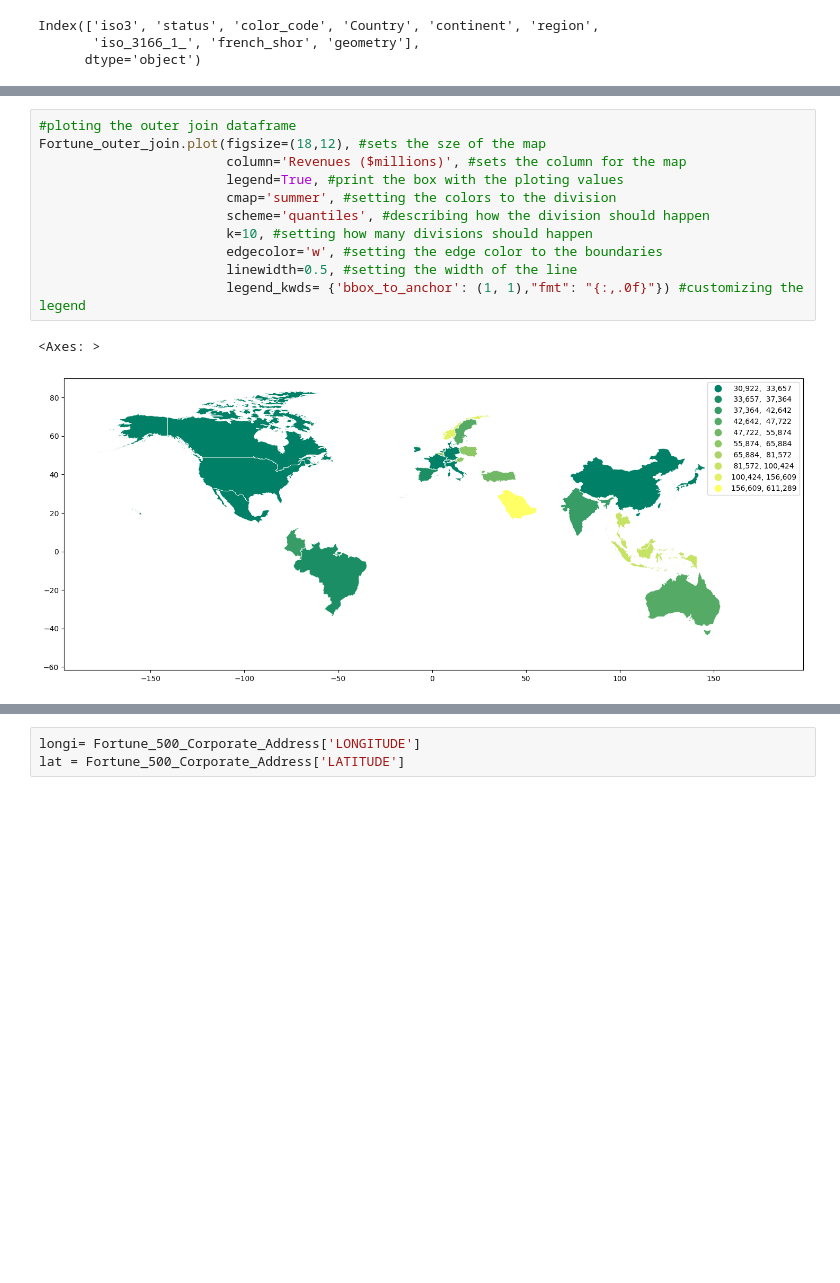
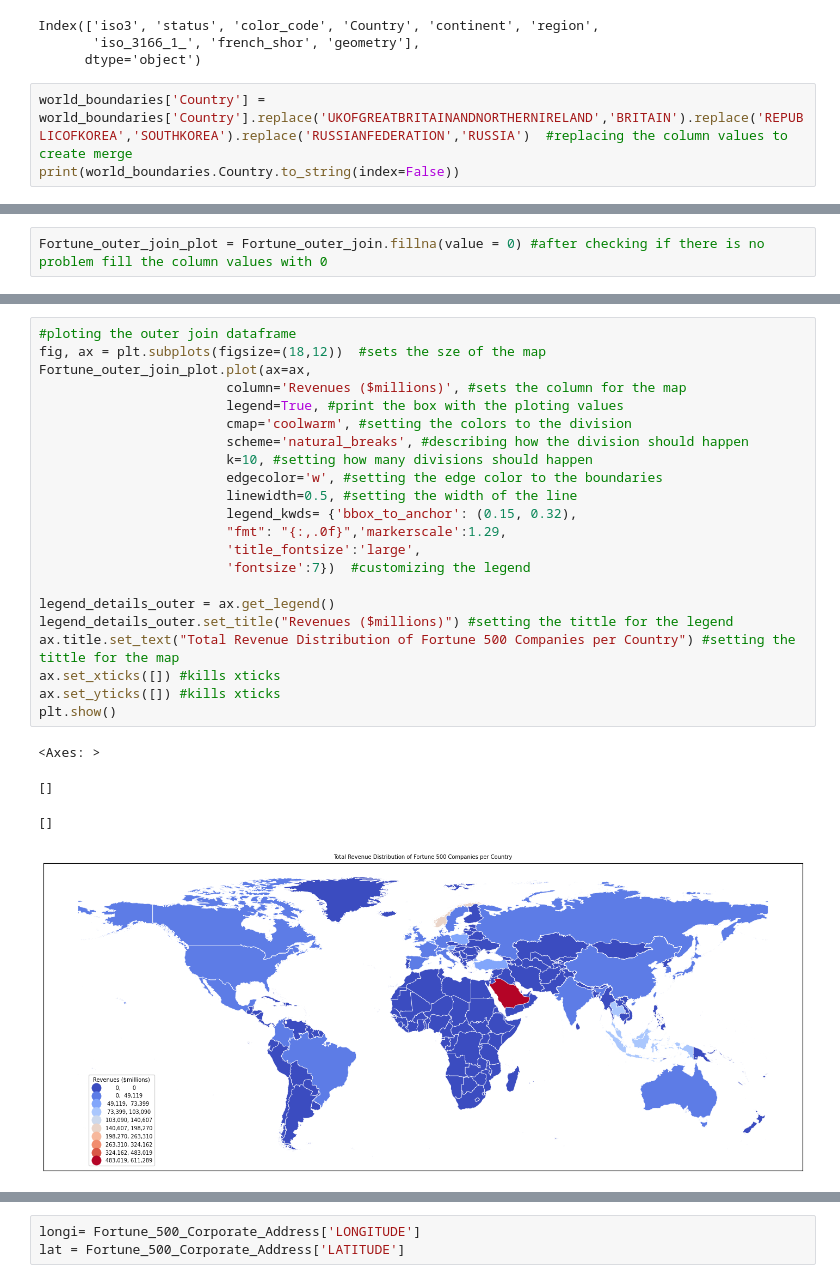
Before and after one commit to KazaGeetanjali/GIScode, a Jupyter notebook: ps1_Kaza_Geetanjali.ipynb, the cells around one changed output, grey strips where cells are left out. Drawn from its saved outputs; the diff is of its cells as text; blank space fills up the shorter version.

```diff
--- a/ps1_Kaza_Geetanjali.ipynb
+++ b/ps1_Kaza_Geetanjali.ipynb
@@ -119,3 +124,6 @@ world_boundaries.columns #printing the column names after renaming
 Index(['iso3', 'status', 'color_code', 'Country', 'continent', 'region',
        'iso_3166_1_', 'french_shor', 'geometry'],
       dtype='object')
+# %%
+world_boundaries['Country'] = world_boundaries['Country'].replace('UKOFGREATBRITAINANDNORTHERNIRELAND','BRITAIN').replace('REPUBLICOFKOREA','SOUTHKOREA').replace('RUSSIANFEDERATION','RUSSIA')  #replacing the column values to create merge
+print(world_boundaries.Country.to_string(index=False))
@@ -204,0 +328,2 @@ Name: _merge, dtype: int64
+# %%
+Fortune_outer_join_plot = Fortune_outer_join.fillna(value = 0) #after checking if there is no problem fill the column values with 0
@@ -205,14 +348,27 @@ Name: _merge, dtype: int64
 # %%
 #ploting the outer join dataframe
-Fortune_outer_join.plot(figsize=(18,12), #sets the sze of the map
+fig, ax = plt.subplots(figsize=(18,12))  #sets the sze of the map
+Fortune_outer_join_plot.plot(ax=ax,
                         column='Revenues ($millions)', #sets the column for the map
                         legend=True, #print the box with the ploting values
-                        cmap='summer', #setting the colors to the division
-                        scheme='quantiles', #describing how the division should happen
+                        cmap='coolwarm', #setting the colors to the division
+                        scheme='natural_breaks', #describing how the division should happen
                         k=10, #setting how many divisions should happen
                         edgecolor='w', #setting the edge color to the boundaries
                         linewidth=0.5, #setting the width of the line
-                        legend_kwds= {'bbox_to_anchor': (1, 1),"fmt": "{:,.0f}"}) #customizing the legend
+                        legend_kwds= {'bbox_to_anchor': (0.15, 0.32),
+                        "fmt": "{:,.0f}",'markerscale':1.29,
+                        'title_fontsize':'large',
+                        'fontsize':7})  #customizing the legend
+
+legend_details_outer = ax.get_legend()
+legend_details_outer.set_title("Revenues ($millions)") #setting the tittle for the legend
+ax.title.set_text("Total Revenue Distribution of Fortune 500 Companies per Country") #setting the tittle for the map
+ax.set_xticks([]) #kills xticks
+ax.set_yticks([]) #kills xticks
+plt.show()
 # %% [output]
 <Axes: >
+[]
+[]
-[figure, old version]
+[figure, new version]
```
Also changed, not shown: parts of 64 cells of this notebook.
